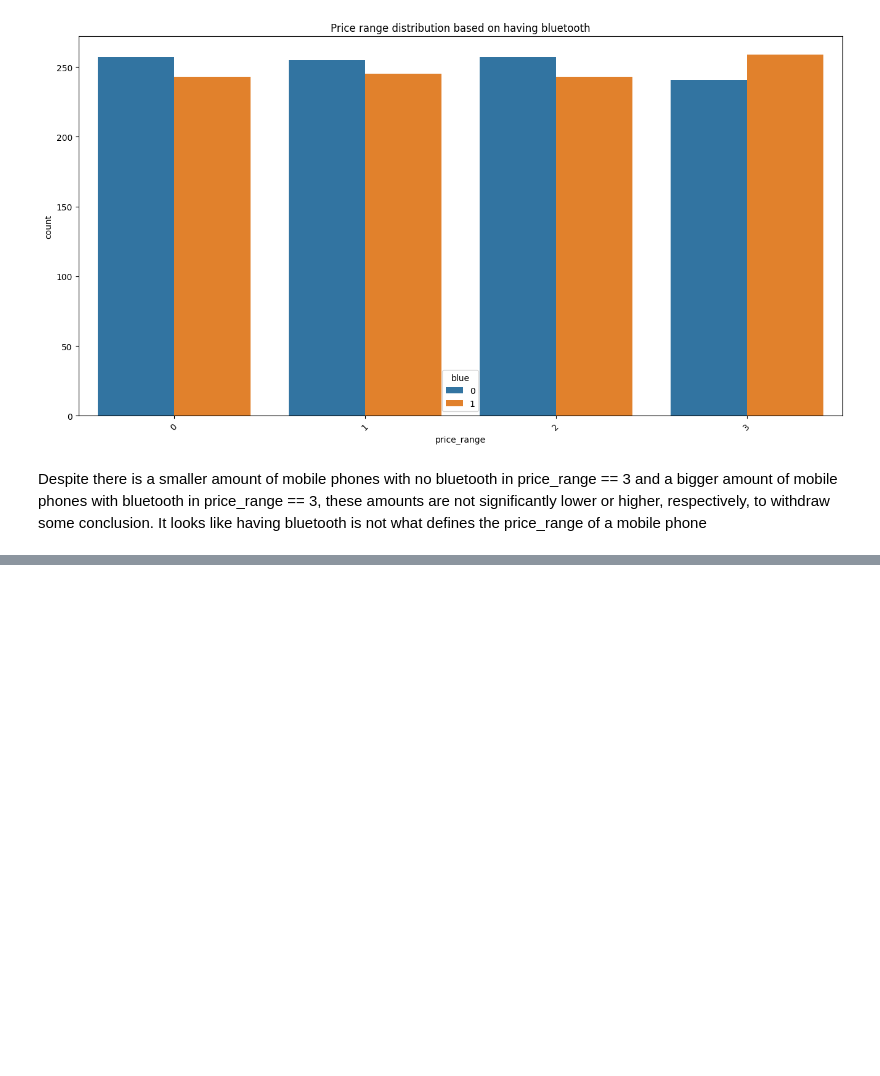
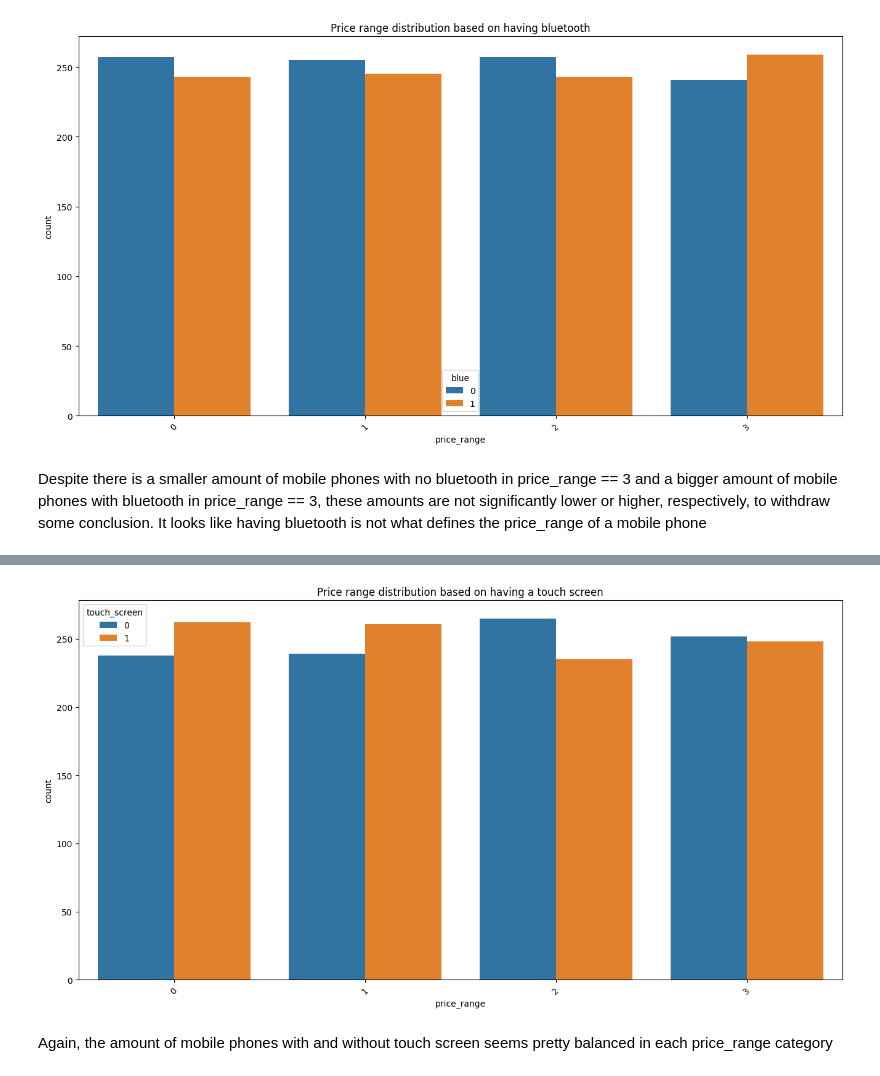
Before and after one commit to emonteiro27/mobile_price_class, a Jupyter notebook: mobile_price_classification.ipynb, the cells around one changed output, grey strips where cells are left out. Drawn from its saved outputs; the diff is of its cells as text; code cells hidden in the pictures; blank space fills up the shorter version.

```diff
--- a/mobile_price_classification.ipynb
+++ b/mobile_price_classification.ipynb
@@ -245,0 +260,10 @@ Despite there is a smaller amount of mobile phones with no bluetooth in price_ra
+# %%
+plt.figure(figsize=(16,8))
+sns.countplot(data=df_train, x='price_range', hue='touch_screen')
+plt.title('Price range distribution based on having a touch screen')
+plt.xticks(rotation=45)
+plt.show()
+# %% [output]
+[figure, added]
+# %% [markdown]
+Again, the amount of mobile phones with and without touch screen seems pretty balanced in each price_range category
```
Also changed, not shown: parts of 3 cells of this notebook.
